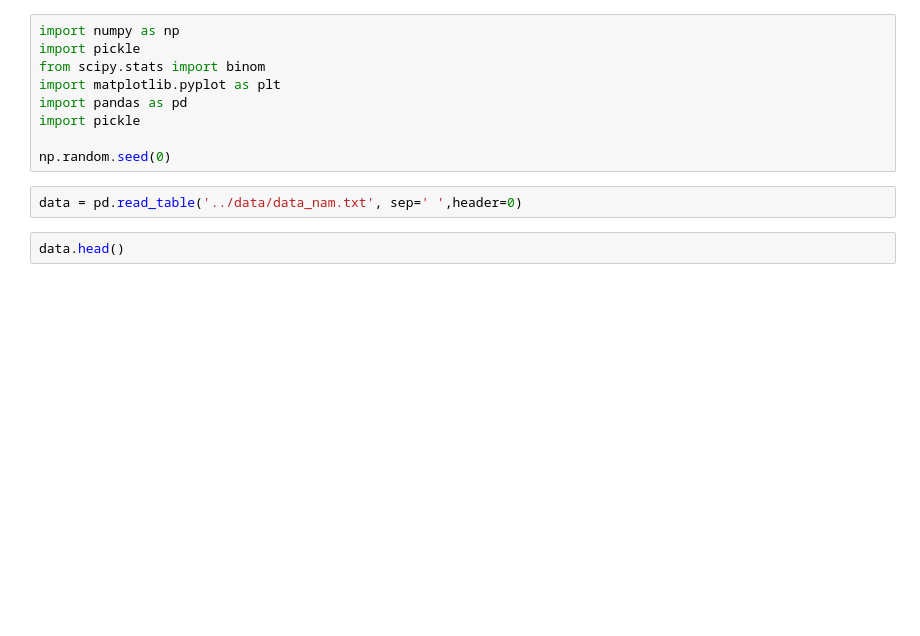
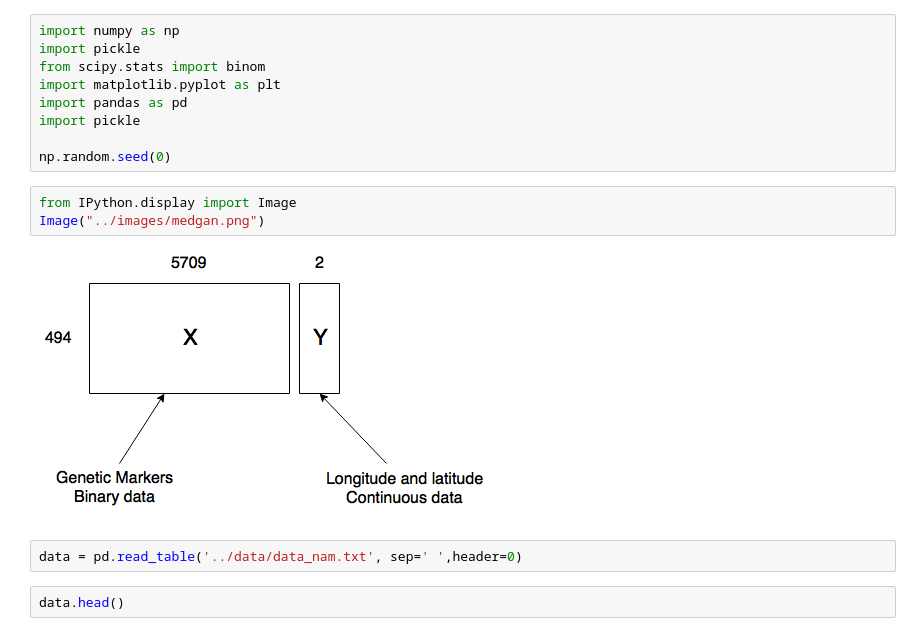
Before and after one commit to thomasgrsp/workaroundmedgan, a Jupyter notebook: notebooks/medgan_pca.ipynb, the cells around one changed output. Cells and saved outputs as stored; diff of their text form; blank space fills up the shorter version.

```diff
--- a/notebooks/medgan_pca.ipynb
+++ b/notebooks/medgan_pca.ipynb
@@ -7,6 +7,11 @@ import pandas as pd
 import pickle
 
 np.random.seed(0)
+# %%
+from IPython.display import Image
+Image("../images/medgan.png")
+# %% [output]
+[figure, added]
 # %%
 data = pd.read_table('../data/data_nam.txt', sep=' ',header=0)
 # %%
```
Also changed, not shown: parts of 21 cells of this notebook.
